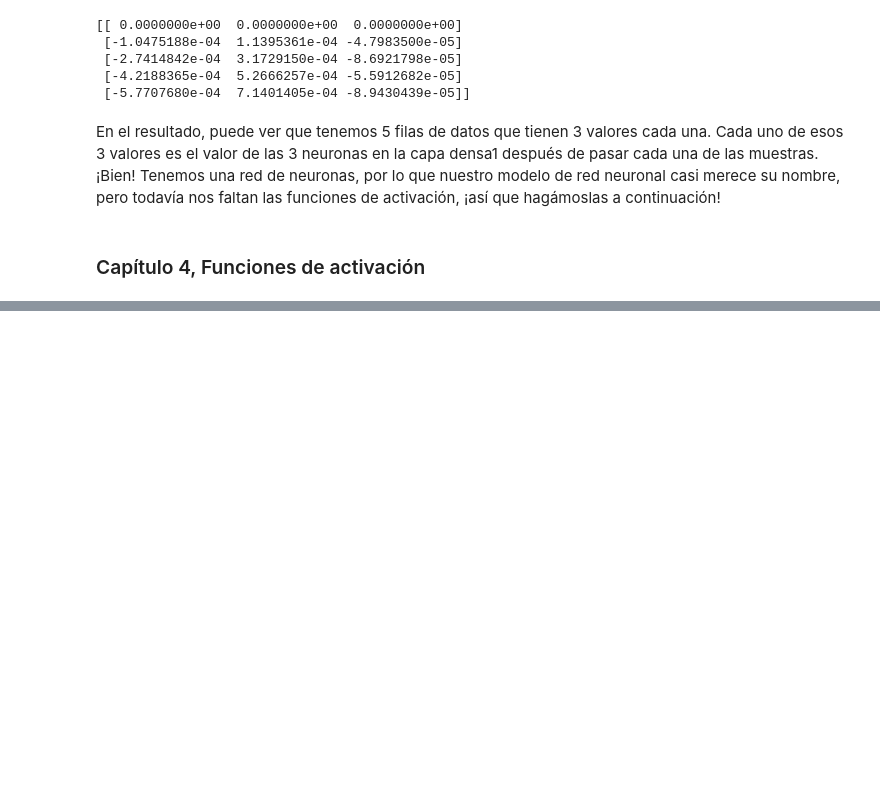
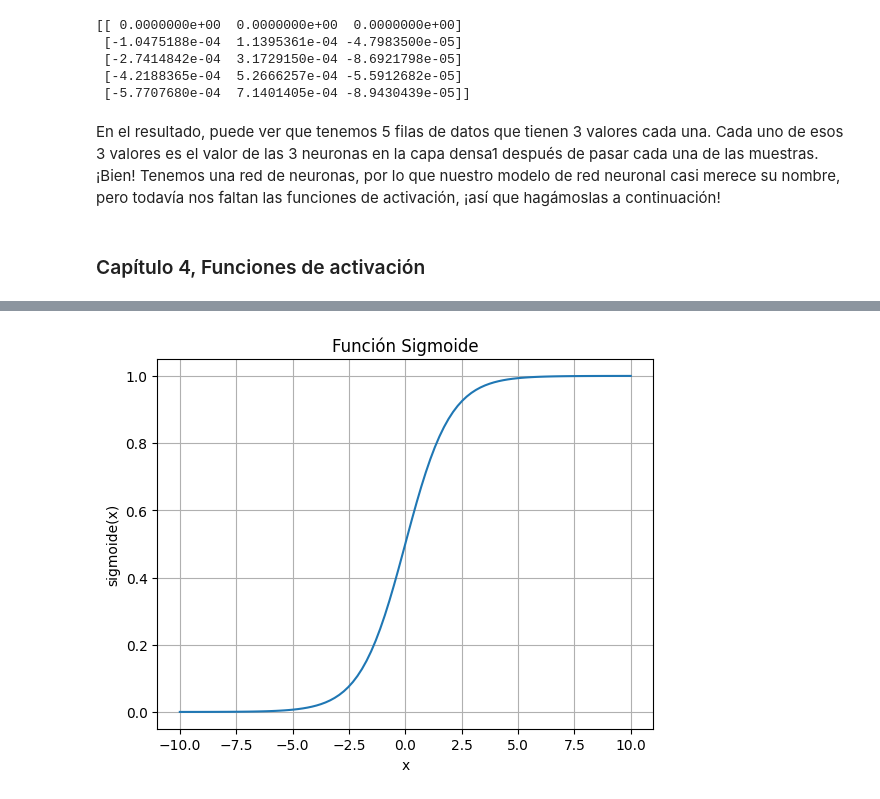
Before and after one commit to OrlandoFloresC/Perceptron_usos, a Jupyter notebook: perceptron.ipynb, the cells around one changed output, grey strips where cells are left out. Cells and saved outputs as stored; diff of their text form; code cells hidden in the pictures; blank space fills up the shorter version.

```diff
--- a/perceptron.ipynb
+++ b/perceptron.ipynb
@@ -431,0 +497,23 @@ En este capítulo, abordaremos algunas de las funciones de activación y discuti
+# %%
+import numpy as np
+import matplotlib.pyplot as plt
+
+# Definir la función sigmoide
+def sigmoid(x):
+    return 1 / (1 + np.exp(-x))
+
+# Crear datos para el eje x
+x = np.linspace(-10, 10, 100)  # Genera 100 puntos entre -10 y 10
+
+# Calcular los valores de la función sigmoide para cada punto en x
+y = sigmoid(x)
+
+# Graficar la función sigmoide
+plt.plot(x, y)
+plt.title('Función Sigmoide')
+plt.xlabel('x')
+plt.ylabel('sigmoide(x)')
+plt.grid(True)
+plt.show()
+# %% [output]
+[figure, added]
```
Also changed, not shown: parts of 15 cells of this notebook, 1 other file.
